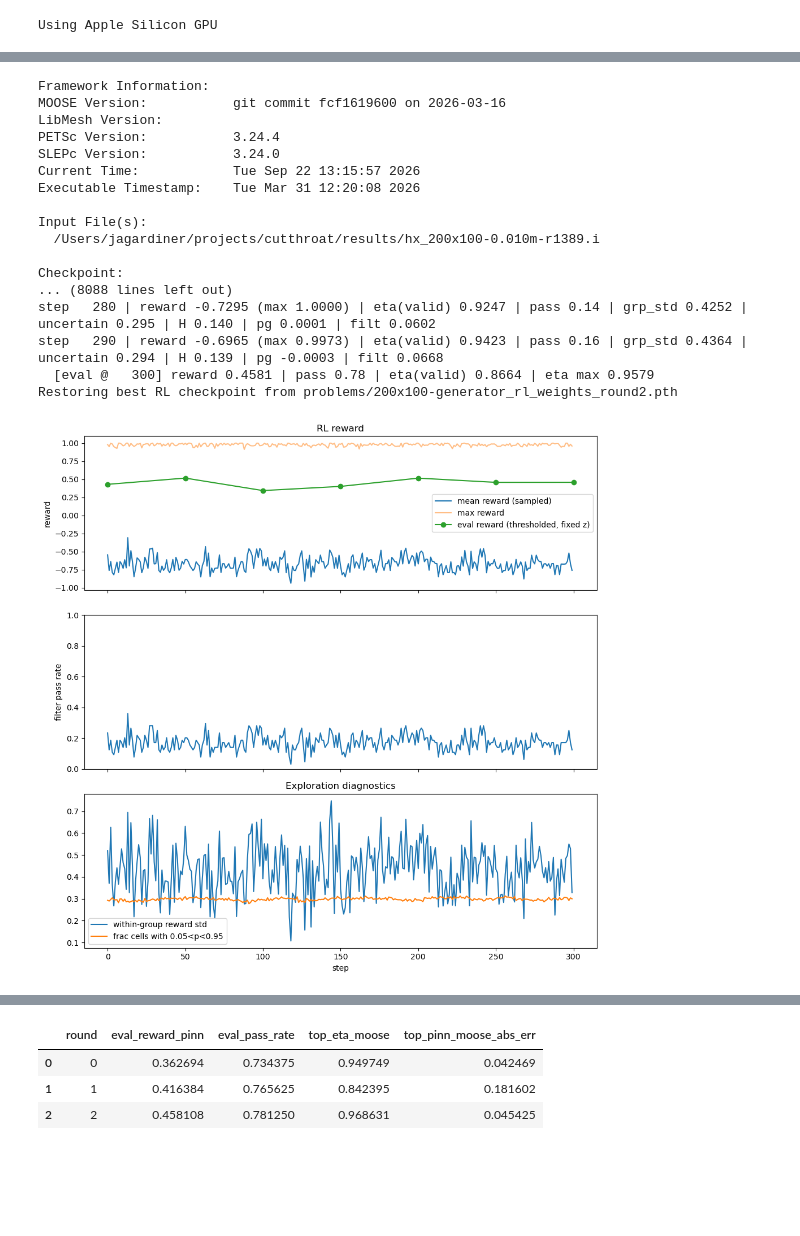
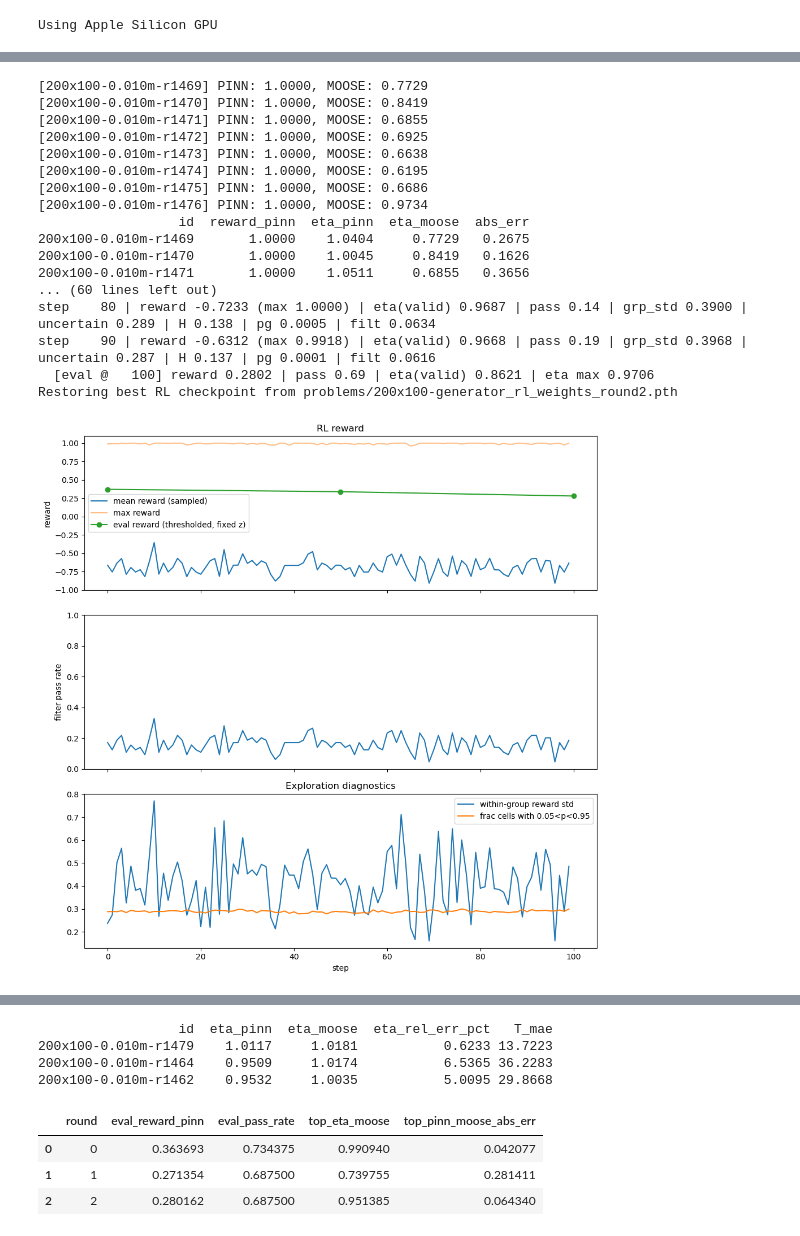
Before and after one commit to Jagardiner97/CUTTHROAT, a Jupyter notebook: topology-optimization.ipynb, the cells around one changed output, grey strips where cells are left out. Drawn from its saved outputs; the diff is of its cells as text; code cells hidden in the pictures; blank space fills up the shorter version.

```diff
--- a/topology-optimization.ipynb
+++ b/topology-optimization.ipynb
@@ -1281,7 +1281,7 @@ class HeatExchanger:
         dy_t = self.domain_height / ny_t
 
         fluid_target = self.fluid_mask_at(target_scale)
-        print(f"Target scale: {target_scale}, Fluid mask shape: {fluid_target.shape}")
+        #print(f"Target scale: {target_scale}, Fluid mask shape: {fluid_target.shape}")
         self.moose_results = map_moose_to_grid(
             node_coords=raw["coords"], node_fields=node_fields, ny=ny_t, nx=nx_t, dx=dx_t, dy=dy_t, fluid_mask=fluid_target,
         )
@@ -1344,7 +1344,7 @@ class HeatExchanger:
         return float((T_out_actual - T_in_actual) / denom) if abs(denom) > 1e-9 else float("nan")
 
     # Save/Load
-    def to_dataframe(self) -> pd.DataFrame:
+    def to_dataframe(self, print=False) -> pd.DataFrame:
         """Tidy per-cell dataframe, matching the original assemble_dataframe layout."""
         fluid = self.fluid_mask_sim()
         sdf = self.sdf()
@@ -1359,8 +1359,9 @@ class HeatExchanger:
         if self.moose_results:
             for name in ("u", "v", "p", "T"):
                 data[name] = self.moose_results[name].flatten()
-        for key, value in data.items():
-            print(f"{key}: shape={np.asarray(value).shape}, size={np.asarray(value).size}")
+        if print:
+            for key, value in data.items():
+                print(f"{key}: shape={np.asarray(value).shape}, size={np.asarray(value).size}")
         return pd.DataFrame(data)
 
     def save(self, format: str = "parquet", path=None):
@@ -3086,7 +3087,7 @@ class RLTrainer:
             hx = self.generator.make_heat_exchanger(grid.astype(np.float32), id=f"rl{stamp}-{rank:02d}")
             hx._result_scale = self.pinn_scale        # MOOSE results land on the PINN's grid
             hx.generate_mesh()
-            if not self.moose.run(hx, target_scale=self.pinn_scale):
+            if not self.moose.run(hx, target_scale=self.pinn_scale, verbose=False):
                 print(f"[{hx.id}] MOOSE failed, skipping")
                 continue
             self.pinn.run(hx)
@@ -3560,13 +3663,15 @@ topology_optimizer = Optimizer(
 # %%
 summary =topology_optimizer.run_stage2(
     n_rounds=3,
-    rl_steps=300,
+    rl_steps=100,
     n_validate=8,
     n_extra_moose=0,
     n_processors=8,
     retrain=True,
     benchmark_n=10,
-    verbose_moose=False
+    verbose_moose=False,
+    n_best_designs=3,
+    save_best_figs=False
 )
 summary
 # %% [output]
@@ -3609,18 +3714,18 @@ Restoring best RL checkpoint from problems/200x100-generator_rl_weights_round1.p
-Framework Information:
-MOOSE Version:           git commit fcf1619600 on 2026-03-16
-LibMesh Version:
-PETSc Version:           3.24.4
-SLEPc Version:           3.24.0
-Current Time:            Tue Sep 22 13:15:57 2026
-Executable Timestamp:    Tue Mar 31 12:20:08 2026
-
-Input File(s):
-  /Users/jagardiner/projects/cutthroat/results/hx_200x100-0.010m-r1389.i
-
-Checkpoint:
-... (8088 lines left out)
-step   280 | reward -0.7295 (max 1.0000) | eta(valid) 0.9247 | pass 0.14 | grp_std 0.4252 | uncertain 0.295 | H 0.140 | pg 0.0001 | filt 0.0602
-step   290 | reward -0.6965 (max 0.9973) | eta(valid) 0.9423 | pass 0.16 | grp_std 0.4364 | uncertain 0.294 | H 0.139 | pg -0.0003 | filt 0.0668
-  [eval @   300] reward 0.4581 | pass 0.78 | eta(valid) 0.8664 | eta max 0.9579
+[200x100-0.010m-r1469] PINN: 1.0000, MOOSE: 0.7729
+[200x100-0.010m-r1470] PINN: 1.0000, MOOSE: 0.8419
+[200x100-0.010m-r1471] PINN: 1.0000, MOOSE: 0.6855
+[200x100-0.010m-r1472] PINN: 1.0000, MOOSE: 0.6925
+[200x100-0.010m-r1473] PINN: 1.0000, MOOSE: 0.6638
+[200x100-0.010m-r1474] PINN: 1.0000, MOOSE: 0.6195
+[200x100-0.010m-r1475] PINN: 1.0000, MOOSE: 0.6686
+[200x100-0.010m-r1476] PINN: 1.0000, MOOSE: 0.9734
+                  id  reward_pinn  eta_pinn  eta_moose  abs_err
+200x100-0.010m-r1469       1.0000    1.0404     0.7729   0.2675
+200x100-0.010m-r1470       1.0000    1.0045     0.8419   0.1626
+200x100-0.010m-r1471       1.0000    1.0511     0.6855   0.3656
+... (60 lines left out)
+step    80 | reward -0.7233 (max 1.0000) | eta(valid) 0.9687 | pass 0.14 | grp_std 0.3900 | uncertain 0.289 | H 0.138 | pg 0.0005 | filt 0.0634
+step    90 | reward -0.6312 (max 0.9918) | eta(valid) 0.9668 | pass 0.19 | grp_std 0.3968 | uncertain 0.287 | H 0.137 | pg 0.0001 | filt 0.0616
+  [eval @   100] reward 0.2802 | pass 0.69 | eta(valid) 0.8621 | eta max 0.9706
 Restoring best RL checkpoint from problems/200x100-generator_rl_weights_round2.pth
-[figure, old version]
+[figure, new version]
@@ -3644,4 +3752,8 @@ Checkpoint:
+                  id  eta_pinn  eta_moose  eta_rel_err_pct   T_mae
+200x100-0.010m-r1479    1.0117     1.0181           0.6233 13.7223
+200x100-0.010m-r1464    0.9509     1.0174           6.5365 36.2283
+200x100-0.010m-r1462    0.9532     1.0035           5.0095 29.8668
 |  | round | eval_reward_pinn | eval_pass_rate | top_eta_moose | top_pinn_moose_abs_err |
-| 0 | 0 | 0.362694 | 0.734375 | 0.949749 | 0.042469 |
-| 1 | 1 | 0.416384 | 0.765625 | 0.842395 | 0.181602 |
-| 2 | 2 | 0.458108 | 0.781250 | 0.968631 | 0.045425 |
+| 0 | 0 | 0.363693 | 0.734375 | 0.990940 | 0.042077 |
+| 1 | 1 | 0.271354 | 0.687500 | 0.739755 | 0.281411 |
+| 2 | 2 | 0.280162 | 0.687500 | 0.951385 | 0.064340 |
```
Also changed, not shown: parts of 2 cells of this notebook.
